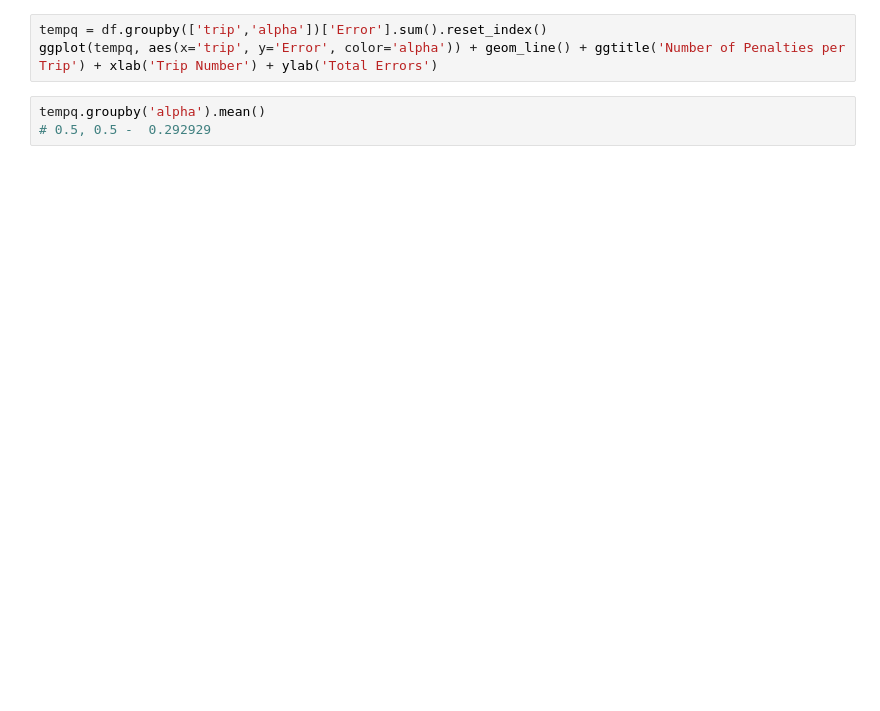
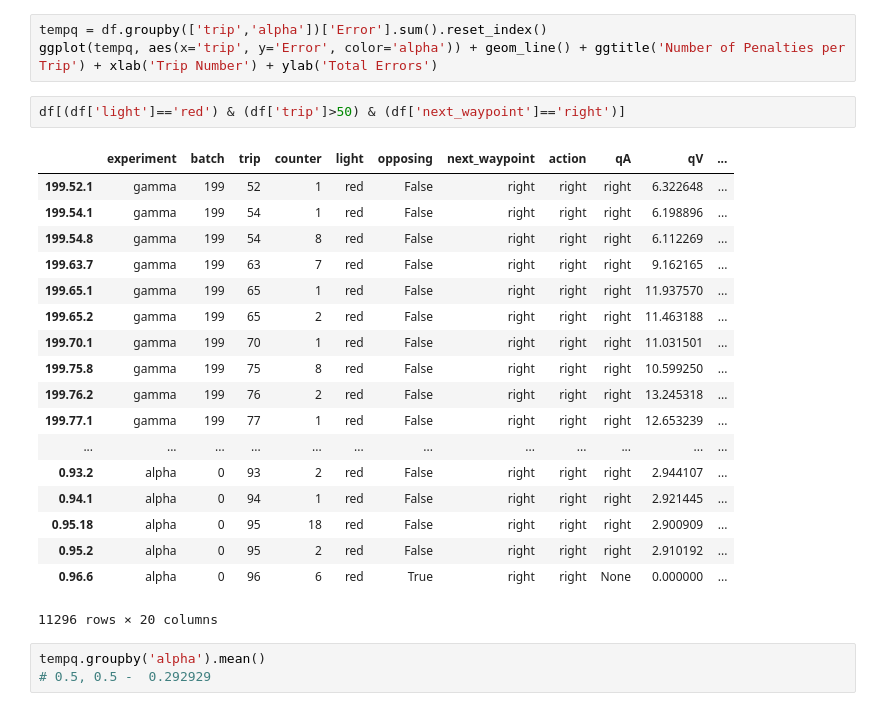
Before and after one commit to jank3/Machine-Learning-Engineer-Nanodegree, a Jupyter notebook: P4. Train a Smartcab/smartcab/smartcab/Performance Analysis.ipynb, the cells around one changed output. Cells and saved outputs as stored; diff of their text form; blank space fills up the shorter version.

```diff
--- a/P4. Train a Smartcab/smartcab/smartcab/Performance Analysis.ipynb
+++ b/P4. Train a Smartcab/smartcab/smartcab/Performance Analysis.ipynb
@@ -107,6 +63,27 @@ KeyError: 'gamma'
 # %%
 tempq = df.groupby(['trip','alpha'])['Error'].sum().reset_index()
 ggplot(tempq, aes(x='trip', y='Error', color='alpha')) + geom_line() + ggtitle('Number of Penalties per Trip') + xlab('Trip Number') + ylab('Total Errors')
+# %%
+df[(df['light']=='red') & (df['trip']>50) & (df['next_waypoint']=='right')]
+# %% [output]
+|  | experiment | batch | trip | counter | light | opposing | next_waypoint | action | qA | qV | ... |
+| 199.52.1 | gamma | 199 | 52 | 1 | red | False | right | right | right | 6.322648 | ... |
+| 199.54.1 | gamma | 199 | 54 | 1 | red | False | right | right | right | 6.198896 | ... |
+| 199.54.8 | gamma | 199 | 54 | 8 | red | False | right | right | right | 6.112269 | ... |
+| 199.63.7 | gamma | 199 | 63 | 7 | red | False | right | right | right | 9.162165 | ... |
+| 199.65.1 | gamma | 199 | 65 | 1 | red | False | right | right | right | 11.937570 | ... |
+| 199.65.2 | gamma | 199 | 65 | 2 | red | False | right | right | right | 11.463188 | ... |
+| 199.70.1 | gamma | 199 | 70 | 1 | red | False | right | right | right | 11.031501 | ... |
+| 199.75.8 | gamma | 199 | 75 | 8 | red | False | right | right | right | 10.599250 | ... |
+| 199.76.2 | gamma | 199 | 76 | 2 | red | False | right | right | right | 13.245318 | ... |
+| 199.77.1 | gamma | 199 | 77 | 1 | red | False | right | right | right | 12.653239 | ... |
+| ... | ... | ... | ... | ... | ... | ... | ... | ... | ... | ... | ... |
+| 0.93.2 | alpha | 0 | 93 | 2 | red | False | right | right | right | 2.944107 | ... |
+| 0.94.1 | alpha | 0 | 94 | 1 | red | False | right | right | right | 2.921445 | ... |
+| 0.95.18 | alpha | 0 | 95 | 18 | red | False | right | right | right | 2.900909 | ... |
+| 0.95.2 | alpha | 0 | 95 | 2 | red | False | right | right | right | 2.910192 | ... |
+| 0.96.6 | alpha | 0 | 96 | 6 | red | True | right | right | None | 0.000000 | ... |
+11296 rows × 20 columns
 # %%
 tempq.groupby('alpha').mean()
 # 0.5, 0.5 -  0.292929
```
Also changed, not shown: parts of 12 cells of this notebook, 4 other files.
